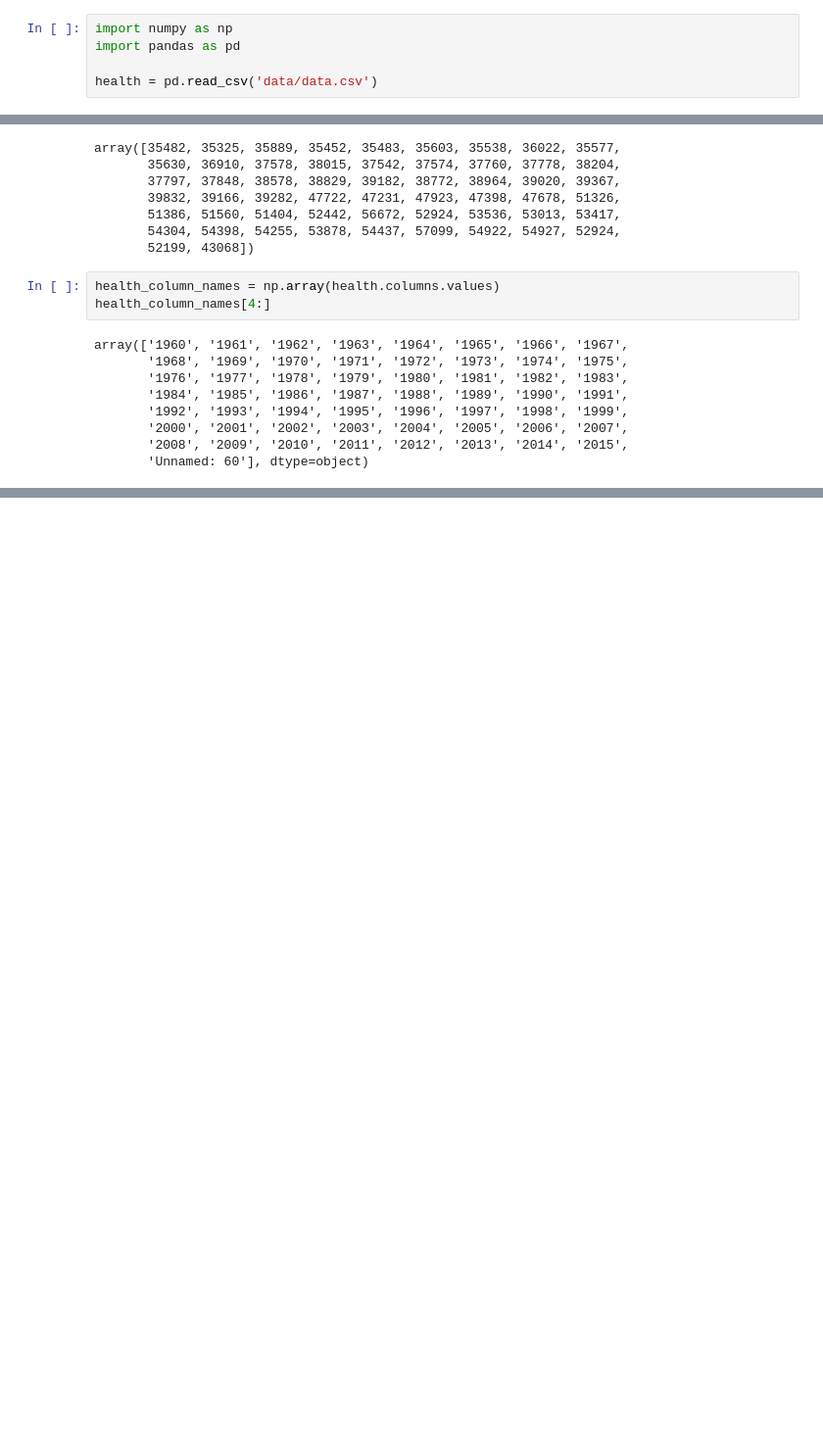
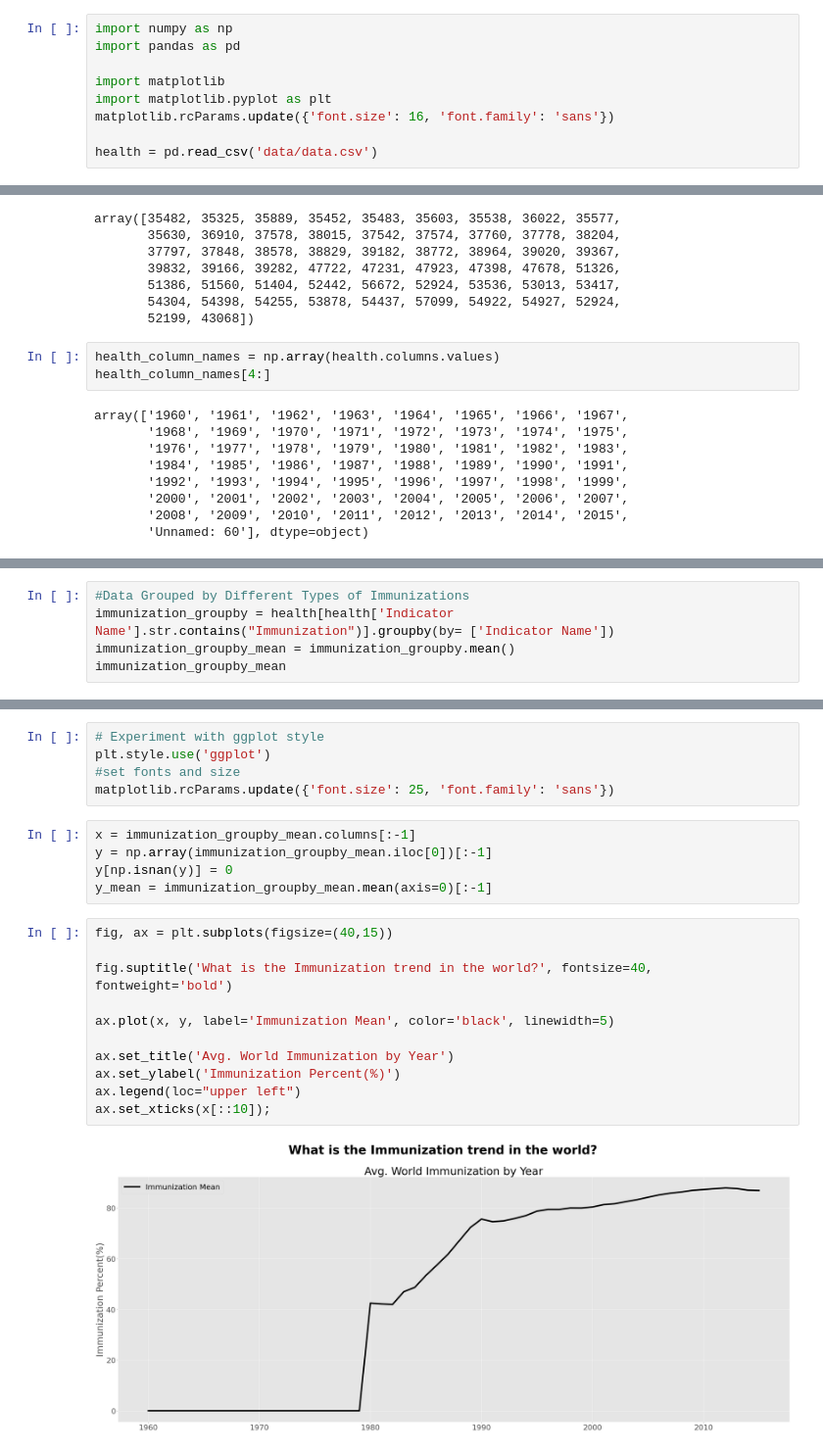
Before and after one commit to AndrewSamaha/HealthNutrition-and-PopulationStat, a Jupyter notebook: EDA.ipynb, the cells around one changed output, grey strips where cells are left out. Shown: that part at 98% size. Cells and saved outputs as stored; diff of their text form; blank space fills up the shorter version.

```diff
--- a/EDA.ipynb
+++ b/EDA.ipynb
@@ -2,4 +4,8 @@
 import numpy as np
 import pandas as pd
 
+import matplotlib
+import matplotlib.pyplot as plt
+matplotlib.rcParams.update({'font.size': 16, 'font.family': 'sans'})
+
 health = pd.read_csv('data/data.csv')
@@ -104,0 +100,5 @@ heath_groupby.sum()
+# %%
+#Data Grouped by Different Types of Immunizations
+immunization_groupby = health[health['Indicator Name'].str.contains("Immunization")].groupby(by= ['Indicator Name'])
+immunization_groupby_mean = immunization_groupby.mean()
+immunization_groupby_mean
@@ -104,0 +115,23 @@ heath_groupby.sum()
+# %%
+# Experiment with ggplot style
+plt.style.use('ggplot')
+#set fonts and size
+matplotlib.rcParams.update({'font.size': 25, 'font.family': 'sans'})
+# %%
+x = immunization_groupby_mean.columns[:-1]
+y = np.array(immunization_groupby_mean.iloc[0])[:-1]
+y[np.isnan(y)] = 0
+y_mean = immunization_groupby_mean.mean(axis=0)[:-1]
+# %%
+fig, ax = plt.subplots(figsize=(40,15))
+
+fig.suptitle('What is the Immunization trend in the world?', fontsize=40, fontweight='bold')
+
+ax.plot(x, y, label='Immunization Mean', color='black', linewidth=5)
+
+ax.set_title('Avg. World Immunization by Year')
+ax.set_ylabel('Immunization Percent(%)')
+ax.legend(loc="upper left")
+ax.set_xticks(x[::10]);
+# %% [output]
+[figure, added]
```
Also changed, not shown: parts of 13 cells of this notebook.
